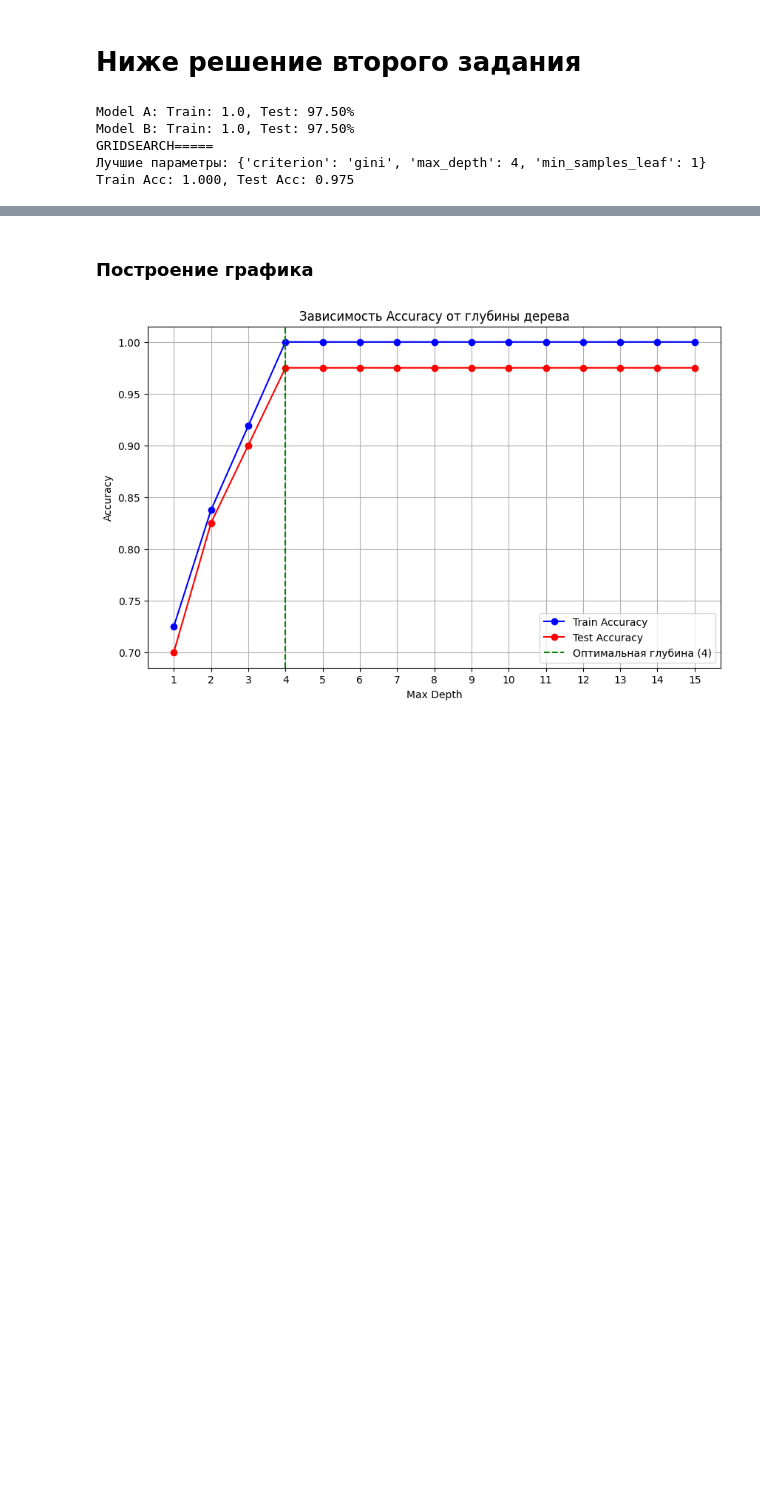
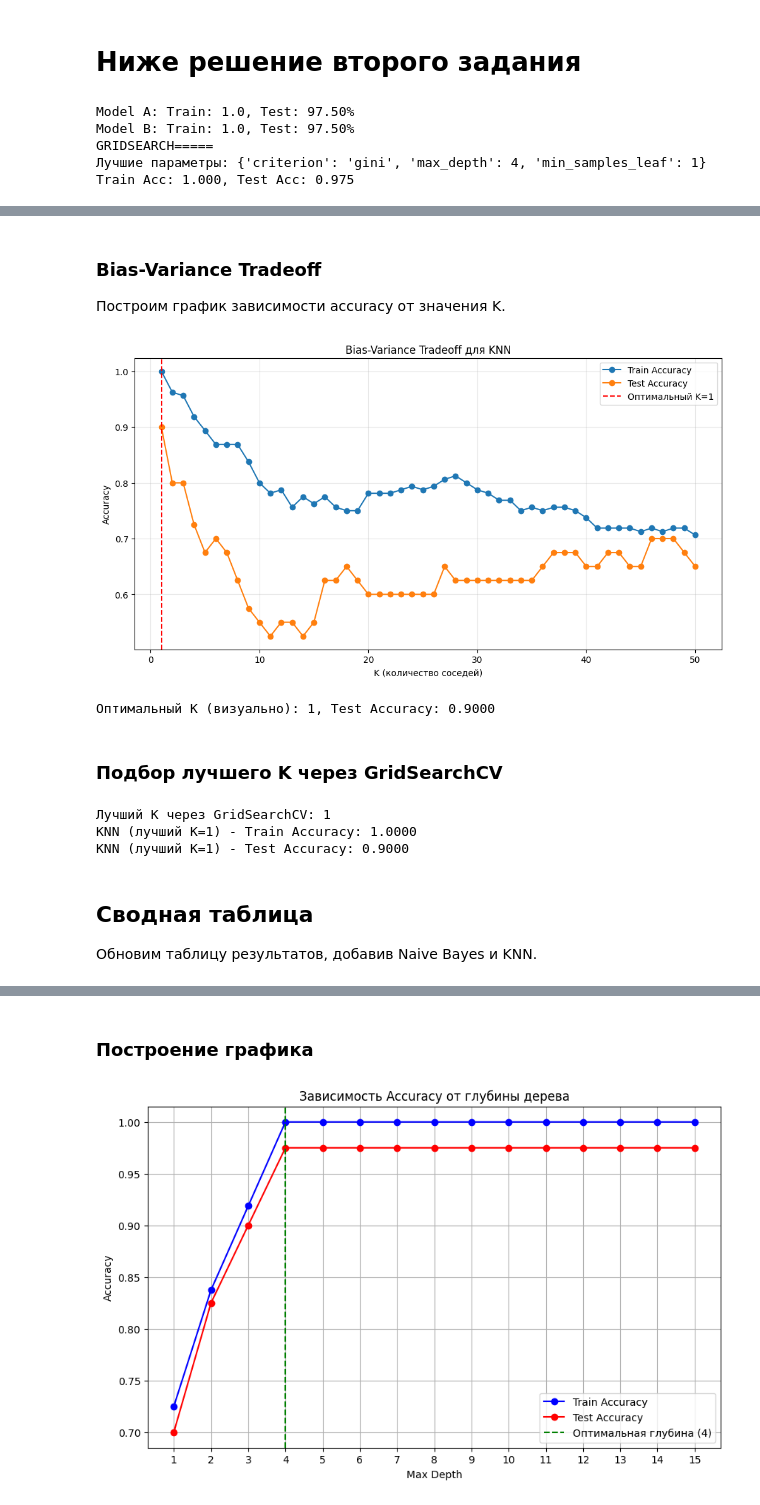
Before and after one commit to Reynem/Machine-Learning, a Jupyter notebook: ai1-decision-tree.ipynb, the cells around one changed output, grey strips where cells are left out. Cells and saved outputs as stored; diff of their text form; code cells hidden in the pictures; blank space fills up the shorter version.

```diff
--- a/ai1-decision-tree.ipynb
+++ b/ai1-decision-tree.ipynb
@@ -332,0 +459,68 @@ display(df_results)
+# %% [markdown]
+### Bias-Variance Tradeoff
+
+Построим график зависимости accuracy от значения K.
+# %%
+# Исследуем разные значения K
+k_values = range(1, 51)
+train_accuracies = []
+test_accuracies = []
+
+for k in k_values:
+    knn = KNeighborsClassifier(n_neighbors=k)
+    knn.fit(X_train_scaled, y_train)
+
+    train_pred = knn.predict(X_train_scaled)
+    test_pred = knn.predict(X_test_scaled)
+
+    train_accuracies.append(accuracy_score(y_train, train_pred))
+    test_accuracies.append(accuracy_score(y_test, test_pred))
+
+# График
+plt.figure(figsize=(12, 6))
+plt.plot(k_values, train_accuracies, label='Train Accuracy', marker='o')
+plt.plot(k_values, test_accuracies, label='Test Accuracy', marker='o')
+
+# Находим оптимальный K визуально
+optimal_k_idx = np.argmax(test_accuracies)
+optimal_k = k_values[optimal_k_idx]
+optimal_test_acc = test_accuracies[optimal_k_idx]
+
+plt.axvline(x=optimal_k, color='red', linestyle='--', label=f'Оптимальный K={optimal_k}')
+plt.xlabel('K (количество соседей)')
+plt.ylabel('Accuracy')
+plt.title('Bias-Variance Tradeoff для KNN')
+plt.legend()
+plt.grid(True, alpha=0.3)
+plt.show()
+
+print(f"Оптимальный K (визуально): {optimal_k}, Test Accuracy: {optimal_test_acc:.4f}")
+# %% [output]
+[figure, added]
+Оптимальный K (визуально): 1, Test Accuracy: 0.9000
+# %% [markdown]
+### Подбор лучшего K через GridSearchCV
+# %%
+# GridSearchCV для подбора лучшего K
+param_grid = {'n_neighbors': range(1, 51)}
+knn_grid = GridSearchCV(KNeighborsClassifier(), param_grid, cv=5, scoring='accuracy')
+knn_grid.fit(X_train_scaled, y_train)
+
+best_k = knn_grid.best_params_['n_neighbors']
+best_knn = knn_grid.best_estimator_
+
+# Точность лучшей модели
+train_acc_knn_best = best_knn.score(X_train_scaled, y_train)
+test_acc_knn_best = best_knn.score(X_test_scaled, y_test)
+
+print(f"Лучший K через GridSearchCV: {best_k}")
+print(f"KNN (лучший K={best_k}) - Train Accuracy: {train_acc_knn_best:.4f}")
+print(f"KNN (лучший K={best_k}) - Test Accuracy: {test_acc_knn_best:.4f}")
+# %% [output]
+Лучший K через GridSearchCV: 1
+KNN (лучший K=1) - Train Accuracy: 1.0000
+KNN (лучший K=1) - Test Accuracy: 0.9000
+# %% [markdown]
+## Сводная таблица
+
+Обновим таблицу результатов, добавив Naive Bayes и KNN.
```
Also changed, not shown: parts of 34 cells of this notebook, 1 other file.
